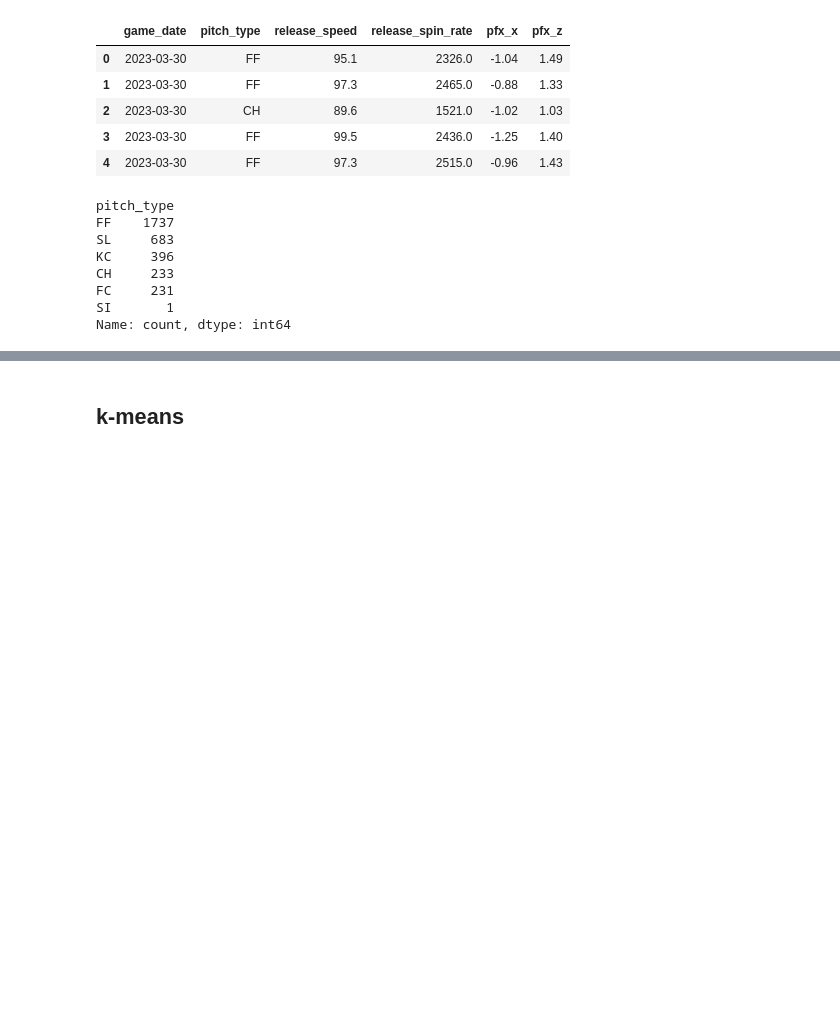
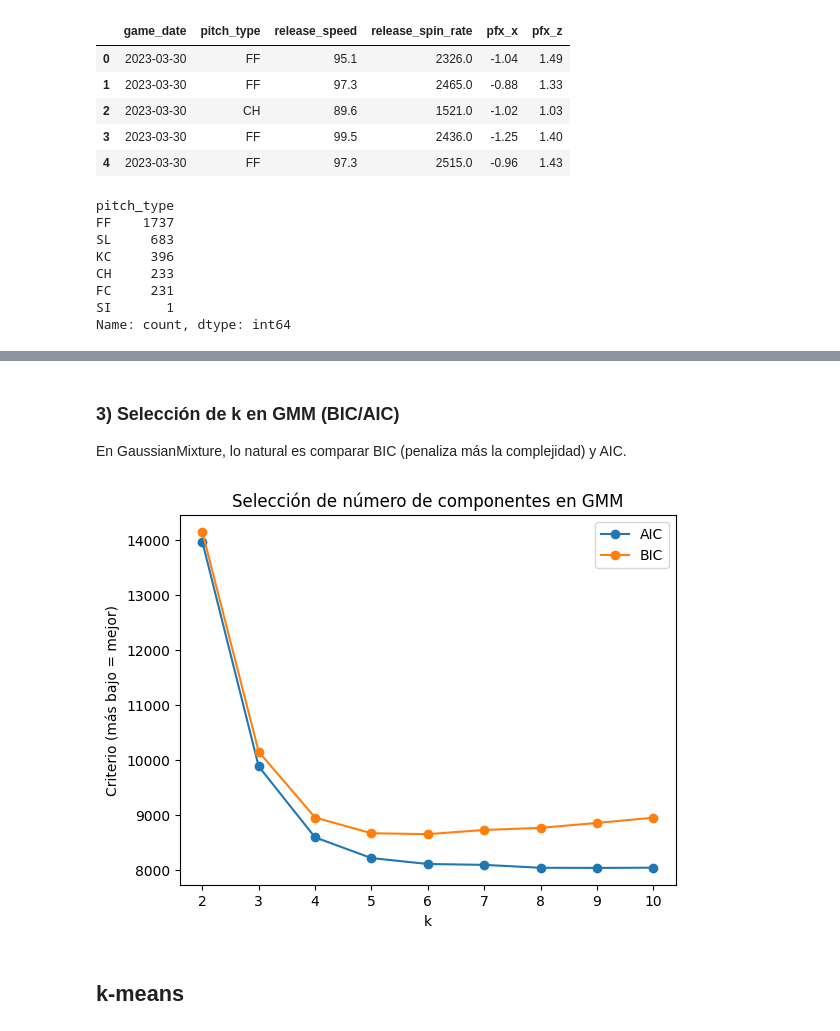
Before and after one commit to carmenlancho/FeatureSelection_Complexity, a Jupyter notebook: ClusteringSports.ipynb, the cells around one changed output, grey strips where cells are left out. Drawn from its saved outputs; the diff is of its cells as text; code cells hidden in the pictures; blank space fills up the shorter version.

```diff
--- a/ClusteringSports.ipynb
+++ b/ClusteringSports.ipynb
@@ -123,3 +245,27 @@ Xz = scaler.fit_transform(X)
+# %% [markdown]
+### 3) Selección de k en GMM (BIC/AIC)
+
+En GaussianMixture, lo natural es comparar BIC (penaliza más la complejidad) y AIC.
+# %%
+aic = []
+bic = []
+
+for k in ks:
+    gmm = GaussianMixture(n_components=k, covariance_type="full", random_state=0)
+    gmm.fit(Xz)
+    aic.append(gmm.aic(Xz))
+    bic.append(gmm.bic(Xz))
+
+plt.figure()
+plt.plot(list(ks), aic, marker="o", label="AIC")
+plt.plot(list(ks), bic, marker="o", label="BIC")
+plt.xlabel("k")
+plt.ylabel("Criterio (más bajo = mejor)")
+plt.title("Selección de número de componentes en GMM")
+plt.legend()
+plt.show()
+# %% [output]
+[figure, added]
 # %% [markdown]
 ## k-means
 # %%
```
Also changed, not shown: parts of 37 cells of this notebook.
